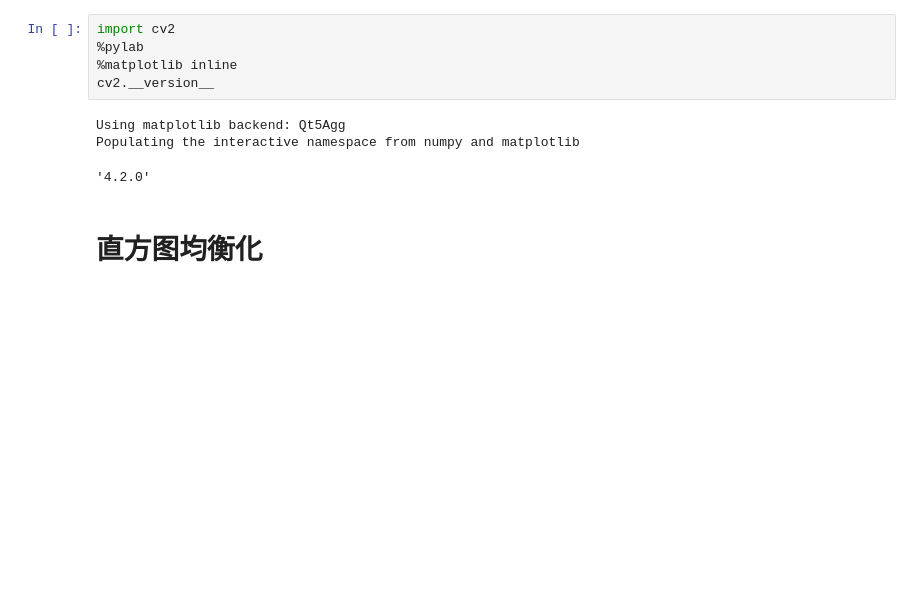
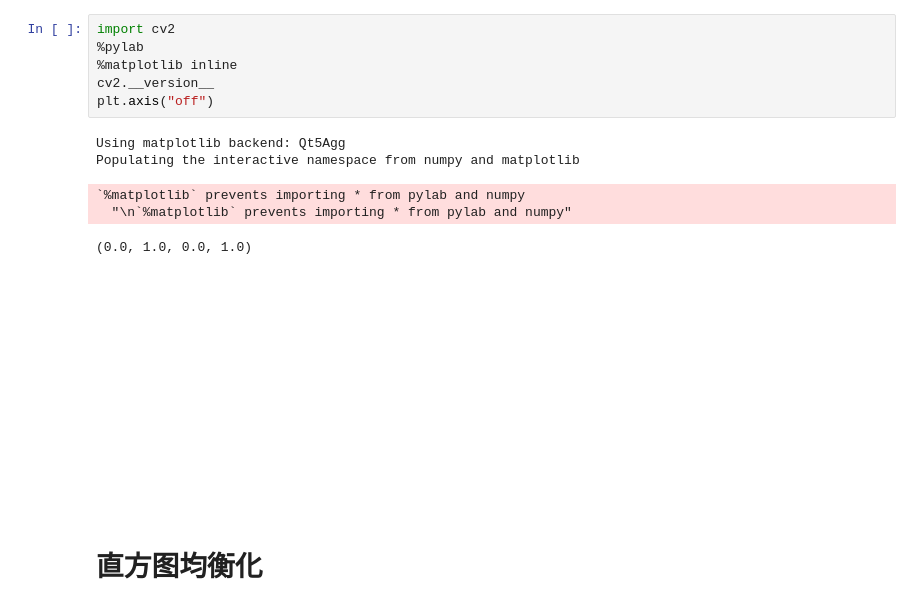
Before and after one commit to hehichens/CV_code, a Jupyter notebook: 1.直方图.ipynb, the cells around one changed output. Saved outputs shown, nothing was run; the diff lists cells and outputs as text; blank space fills up the shorter version.

```diff
--- a/直方图.ipynb
+++ b/1.直方图.ipynb
@@ -1,12 +1,16 @@
 # %%
 import cv2
 %pylab
 %matplotlib inline
 cv2.__version__
+plt.axis("off")
 # %% [output]
 Using matplotlib backend: Qt5Agg
 Populating the interactive namespace from numpy and matplotlib
-'4.2.0'
+`%matplotlib` prevents importing * from pylab and numpy
+  "\n`%matplotlib` prevents importing * from pylab and numpy"
+(0.0, 1.0, 0.0, 1.0)
+[figure, added]
 # %% [markdown]
 # 直方图均衡化
 # %% [markdown]
```
Also changed, not shown: parts of 5 cells of this notebook, 3 other files.
